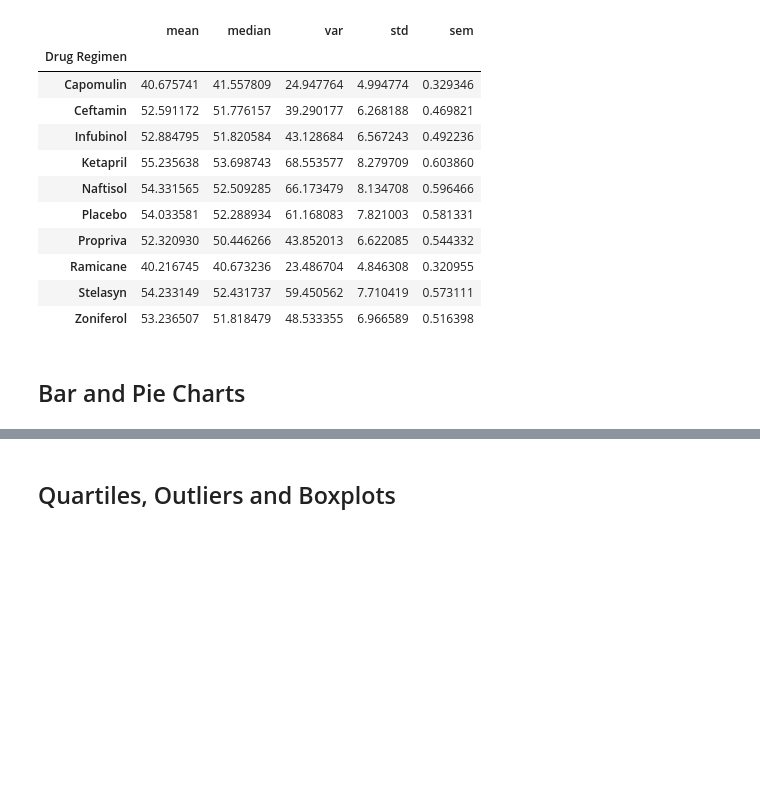
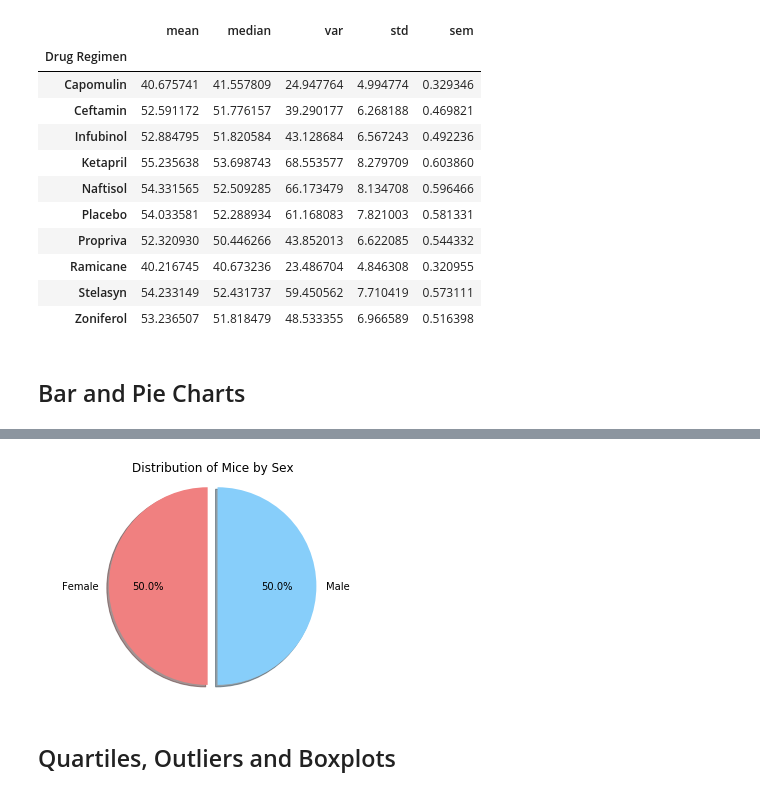
Before and after one commit to michelleherman13/matplotlib-challenge, a Jupyter notebook: Pymaceuticals/Pymaceuticals.ipynb, the cells around one changed output, grey strips where cells are left out. Drawn from its saved outputs; the diff is of its cells as text; code cells hidden in the pictures; blank space fills up the shorter version.

```diff
--- a/Pymaceuticals/Pymaceuticals.ipynb
+++ b/Pymaceuticals/Pymaceuticals.ipynb
@@ -187,17 +196,20 @@ gender_pie.plot(kind="pie",title="Distribution of Mice by Sex", autopct="%1.1f%%
 # %%
 # Generate a pie plot showing the distribution of female versus male mice using pyplot
-gender_pie_plt=mice_study.groupby(["Sex", "Mouse ID"])
-gender_pie_plt = mice_study.groupby(["Sex"])
+gender_pie_plt=mice_study["Sex"].count()
+
 
 genders=["Female", "Male"]
 colors=["lightcoral", "lightskyblue"]
 explode=(0.1,0)
-size=[1,1]
+
 plt.title("Distribution of Mice by Sex")
 plt.pie(size, explode=explode, labels=genders, colors=colors,
         autopct="%1.1f%%", shadow=True, startangle=90)
 plt.axis("equal")
+
 plt.show()
+# %% [output]
+[figure, added]
 # %% [markdown]
 ## Quartiles, Outliers and Boxplots
 # %%
```
Also changed, not shown: parts of 6 cells of this notebook.
